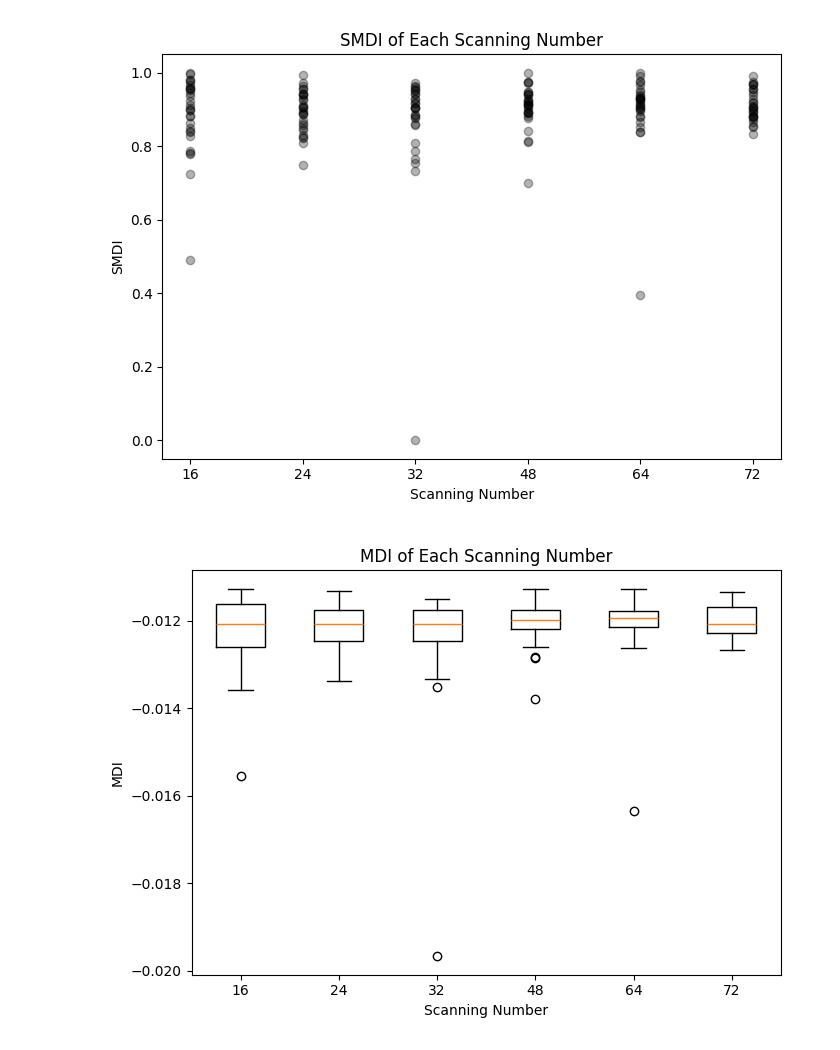
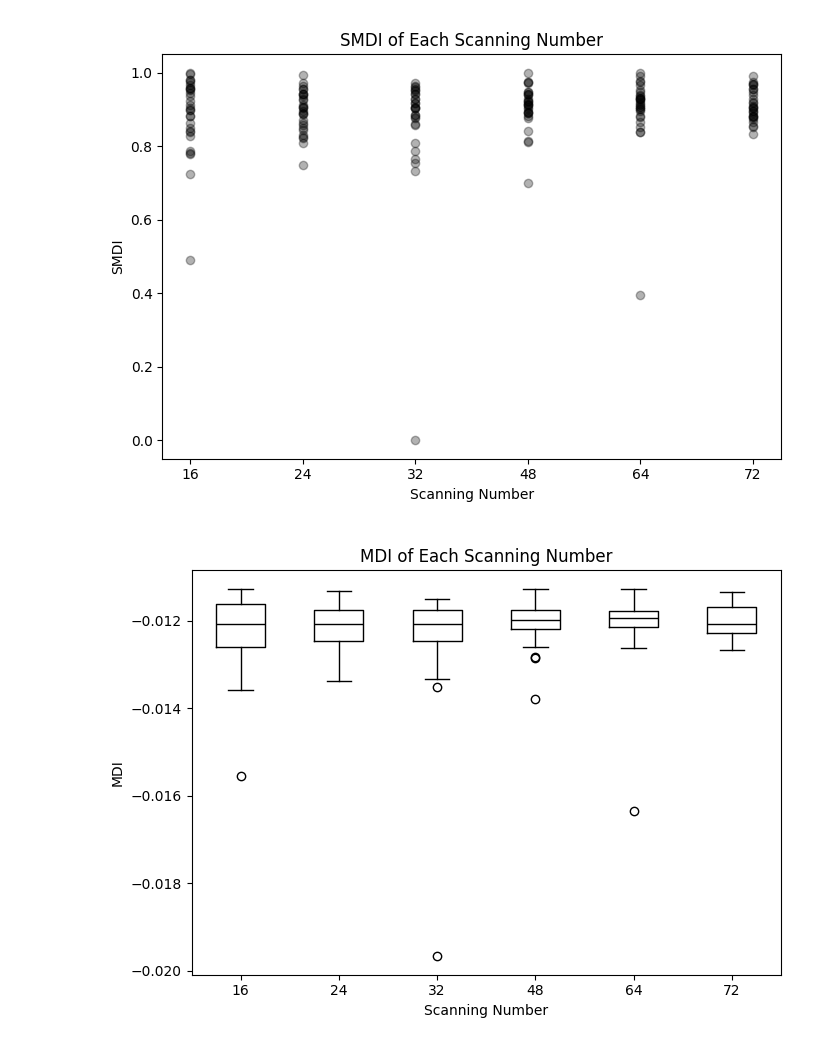
Before and after one commit to akaeii/c-semp_pollen_e-beam, a Jupyter notebook: mdi_optimization/analysis.ipynb, the cells around one changed output. Cells and saved outputs as stored; diff of their text form; code cells hidden in the pictures.

Commit message:
Minor plot adjustments

```diff
--- a/mdi_optimization/analysis.ipynb
+++ b/mdi_optimization/analysis.ipynb
@@ -76,16 +76,17 @@ smdi_scatter.tight_layout()
 # %%
 plt.close('all')
 mdi_box, axis = plt.subplots(1,1, figsize=(7,5))
 mdi_box.canvas.header_visible = False
 
 pooled_mdi_data = [master_mdi[col].dropna() for col in master_mdi.columns]
-axis.boxplot(x=pooled_mdi_data)
+axis.boxplot(x=pooled_mdi_data,
+             medianprops={'color':'black'})
 axis.set(title='MDI of Each Scanning Number',
          xlabel='Scanning Number',
          ylabel='MDI',
          xticklabels=[16,24,32,48,64,72])
 
 
 mdi_box.tight_layout()
 # %% [output]
-[figure, old version]
+[figure, new version]
```
